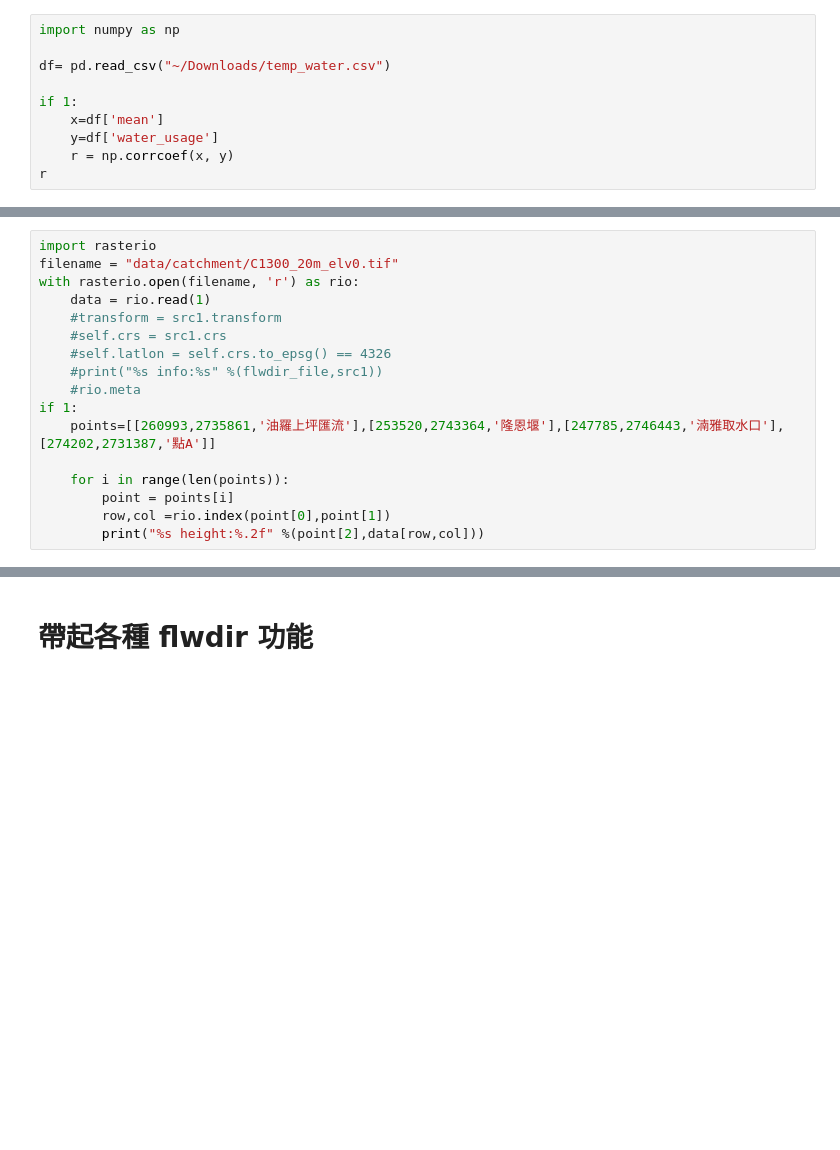
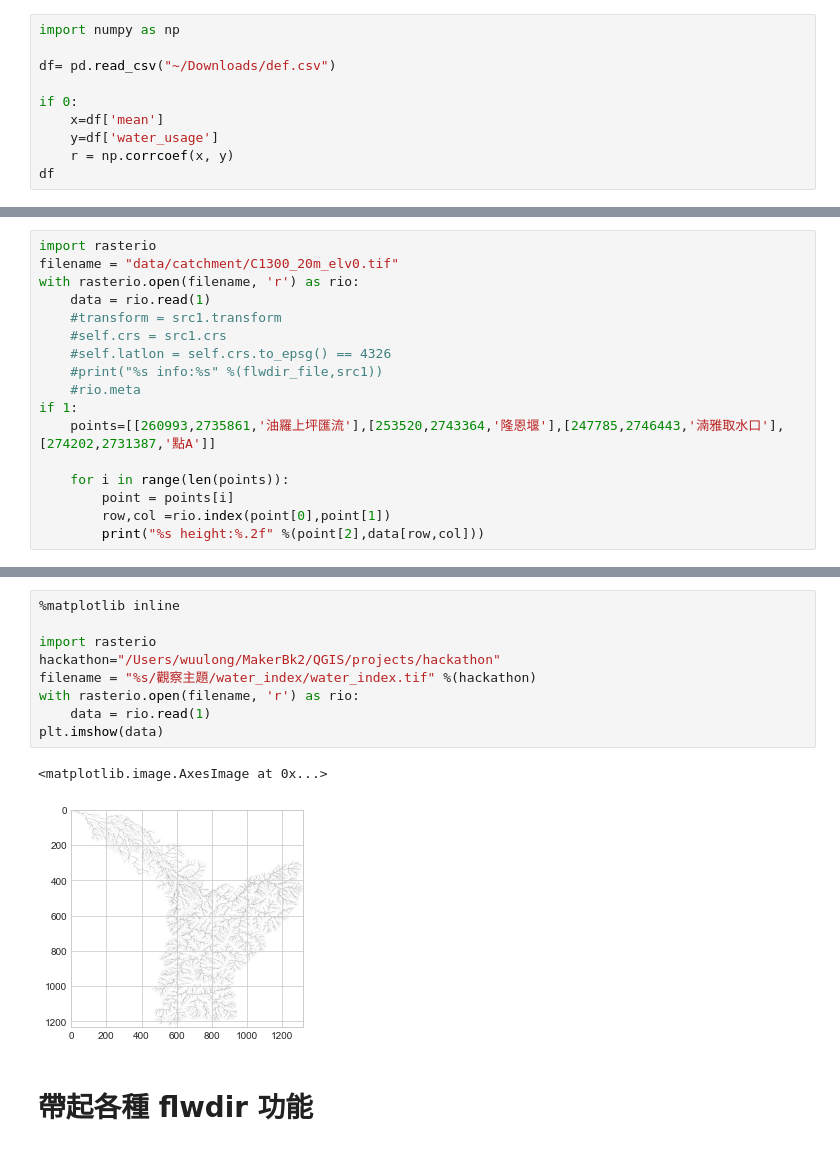
Before and after one commit to LinkItONEDevGroup/waterswak, a Jupyter notebook: engineer_mode.ipynb, the cells around one changed output, grey strips where cells are left out. Cells and saved outputs as stored; diff of their text form; blank space fills up the shorter version.

Commit message:
release: V1.1
此版本為公開釋出，第一版全對齊（QGIS hackathon/思源地圖）
CLI
+思源地圖 API 問問題
maintain.ipynb
engineer_mode.ipynb
+Flow features
+新竹縣開放資料 API
+思源地圖 API 測試

```diff
--- a/engineer_mode.ipynb
+++ b/engineer_mode.ipynb
@@ -835,11 +837,11 @@ select distinct on ("SampleDate") * from t1 where year=2021 and month=5 order by
 # %%
 import numpy as np
 
-df= pd.read_csv("~/Downloads/temp_water.csv")
+df= pd.read_csv("~/Downloads/def.csv")
 
-if 1:
+if 0:
     x=df['mean']
     y=df['water_usage']
     r = np.corrcoef(x, y)
-r
+df
 # %% [output]
@@ -1308,3 +1315,15 @@ if 1:
+# %%
+%matplotlib inline
+
+import rasterio
+hackathon="/Users/wuulong/MakerBk2/QGIS/projects/hackathon"
+filename = "%s/觀察主題/water_index/water_index.tif" %(hackathon)
+with rasterio.open(filename, 'r') as rio:
+    data = rio.read(1)
+plt.imshow(data)
+# %% [output]
+<matplotlib.image.AxesImage at 0x...>
+[figure, added]
 # %% [markdown]
 # 帶起各種 flwdir 功能
 # %%
```
Also changed, not shown: parts of 16 cells of this notebook, 13 other files.
